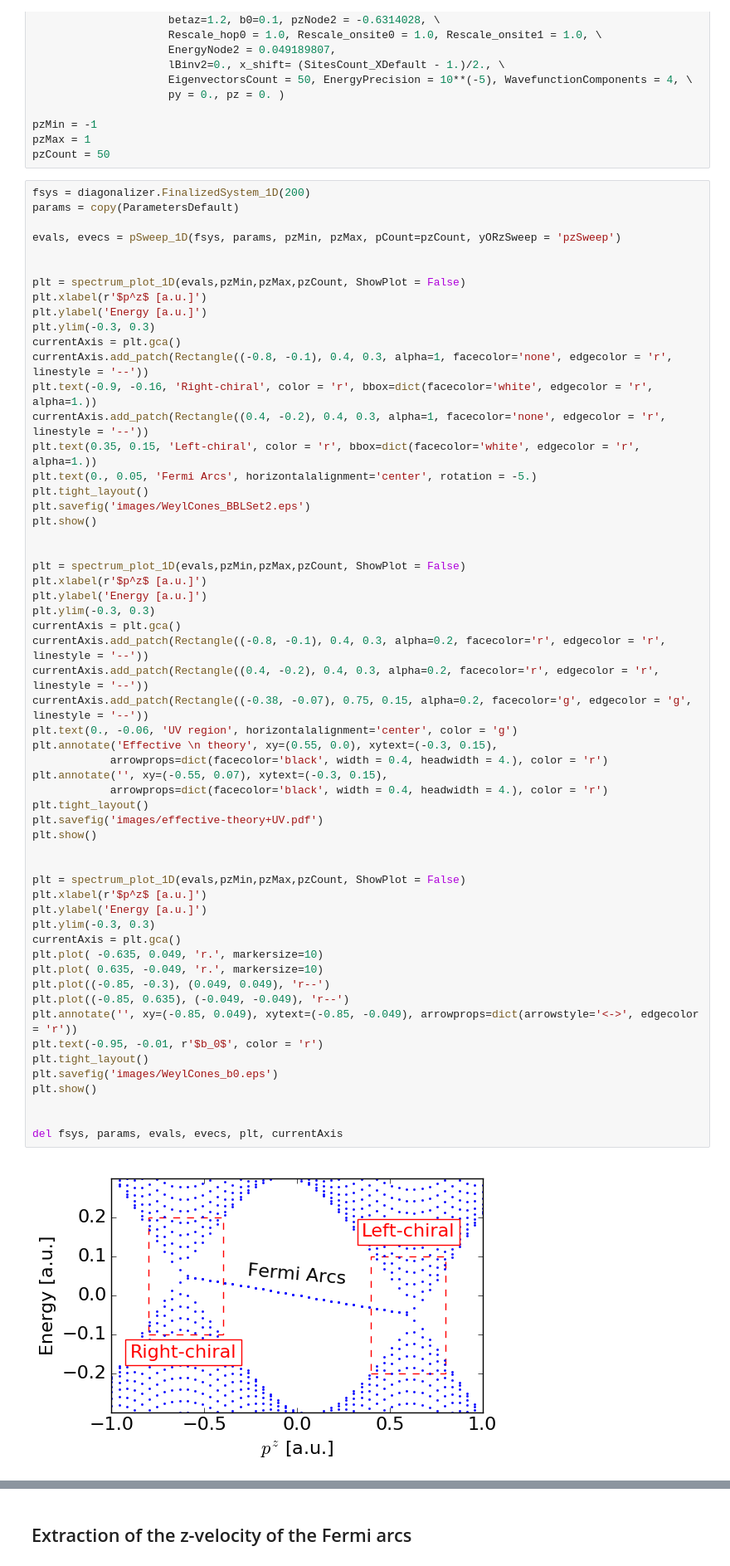
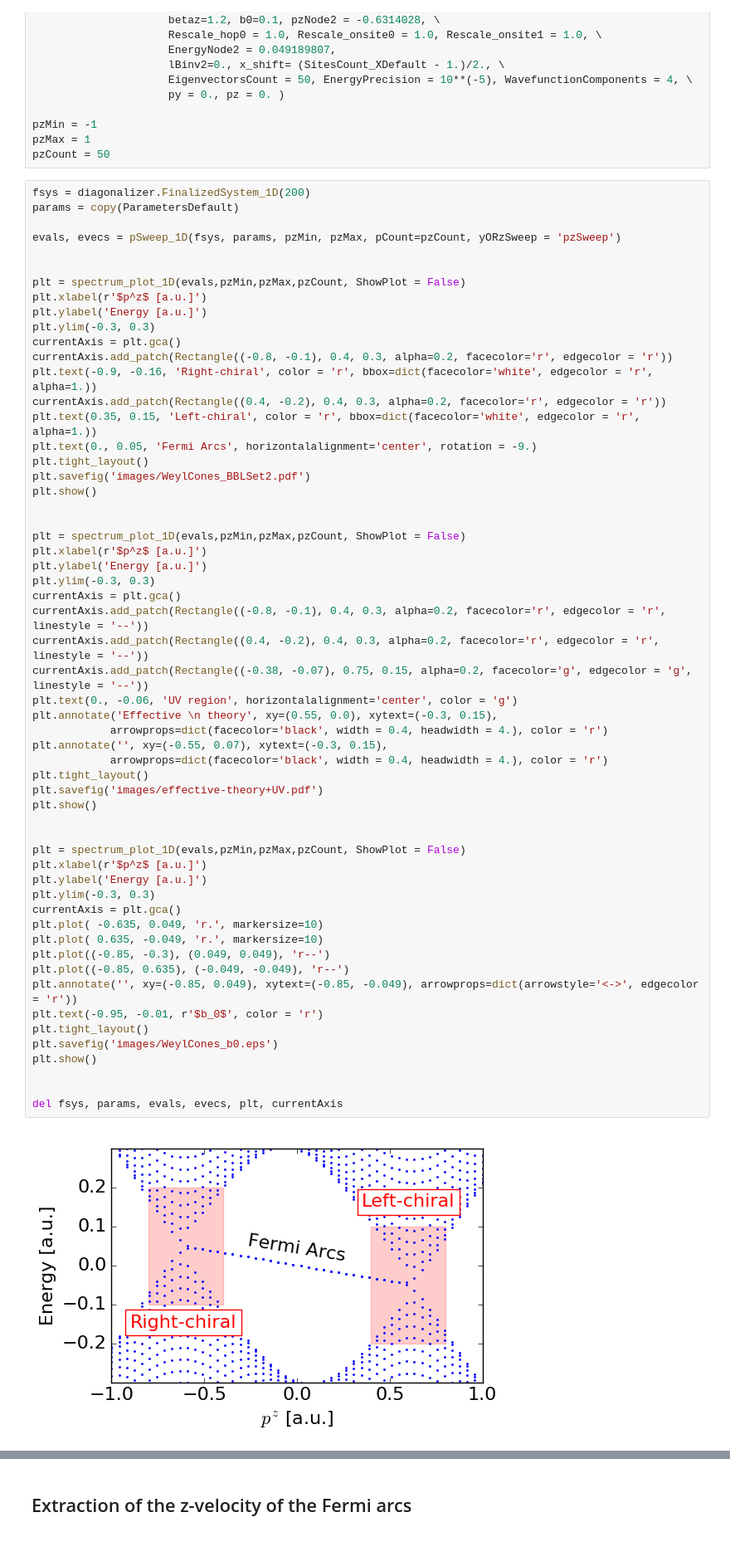
Before and after one commit to Artem-Ivashko/Vazifeh-Franz-magnetic-field, a Jupyter notebook: BBL-set-2.ipynb, the cells around one changed output, grey strips where cells are left out. Shown: that part at 83% size. Cells and saved outputs as stored; diff of their text form.

```diff
--- a/BBL-set-2.ipynb
+++ b/BBL-set-2.ipynb
@@ -42,13 +42,13 @@ plt.xlabel(r'$p^z$ [a.u.]')
 plt.ylabel('Energy [a.u.]')
 plt.ylim(-0.3, 0.3)
 currentAxis = plt.gca()
-currentAxis.add_patch(Rectangle((-0.8, -0.1), 0.4, 0.3, alpha=1, facecolor='none', edgecolor = 'r', linestyle = '--'))
+currentAxis.add_patch(Rectangle((-0.8, -0.1), 0.4, 0.3, alpha=0.2, facecolor='r', edgecolor = 'r'))
 plt.text(-0.9, -0.16, 'Right-chiral', color = 'r', bbox=dict(facecolor='white', edgecolor = 'r', alpha=1.))
-currentAxis.add_patch(Rectangle((0.4, -0.2), 0.4, 0.3, alpha=1, facecolor='none', edgecolor = 'r', linestyle = '--'))
+currentAxis.add_patch(Rectangle((0.4, -0.2), 0.4, 0.3, alpha=0.2, facecolor='r', edgecolor = 'r'))
 plt.text(0.35, 0.15, 'Left-chiral', color = 'r', bbox=dict(facecolor='white', edgecolor = 'r', alpha=1.))
-plt.text(0., 0.05, 'Fermi Arcs', horizontalalignment='center', rotation = -5.)
+plt.text(0., 0.05, 'Fermi Arcs', horizontalalignment='center', rotation = -9.)
 plt.tight_layout()
-plt.savefig('images/WeylCones_BBLSet2.eps')
+plt.savefig('images/WeylCones_BBLSet2.pdf')
 plt.show()
 
 
@@ -61,33 +61,33 @@ currentAxis.add_patch(Rectangle((-0.8, -0.1), 0.4, 0.3, alpha=0.2, facecolor='r'
 currentAxis.add_patch(Rectangle((0.4, -0.2), 0.4, 0.3, alpha=0.2, facecolor='r', edgecolor = 'r', linestyle = '--'))
 currentAxis.add_patch(Rectangle((-0.38, -0.07), 0.75, 0.15, alpha=0.2, facecolor='g', edgecolor = 'g', linestyle = '--'))
 plt.text(0., -0.06, 'UV region', horizontalalignment='center', color = 'g')
 plt.annotate('Effective \n theory', xy=(0.55, 0.0), xytext=(-0.3, 0.15),
             arrowprops=dict(facecolor='black', width = 0.4, headwidth = 4.), color = 'r')
 plt.annotate('', xy=(-0.55, 0.07), xytext=(-0.3, 0.15),
             arrowprops=dict(facecolor='black', width = 0.4, headwidth = 4.), color = 'r')
 plt.tight_layout()
 plt.savefig('images/effective-theory+UV.pdf')
 plt.show()
 
 
 plt = spectrum_plot_1D(evals,pzMin,pzMax,pzCount, ShowPlot = False)
 plt.xlabel(r'$p^z$ [a.u.]')
 plt.ylabel('Energy [a.u.]')
 plt.ylim(-0.3, 0.3)
 currentAxis = plt.gca()
 plt.plot( -0.635, 0.049, 'r.', markersize=10)
 plt.plot( 0.635, -0.049, 'r.', markersize=10)
 plt.plot((-0.85, -0.3), (0.049, 0.049), 'r--')
 plt.plot((-0.85, 0.635), (-0.049, -0.049), 'r--')
 plt.annotate('', xy=(-0.85, 0.049), xytext=(-0.85, -0.049), arrowprops=dict(arrowstyle='<->', edgecolor = 'r'))
 plt.text(-0.95, -0.01, r'$b_0$', color = 'r')
 plt.tight_layout()
 plt.savefig('images/WeylCones_b0.eps')
 plt.show()
 
 
 del fsys, params, evals, evecs, plt, currentAxis
 # %% [output]
-[figure, old version]
+[figure, new version]
 [figure]
 [figure]
```
Also changed, not shown: parts of 4 cells of this notebook.
